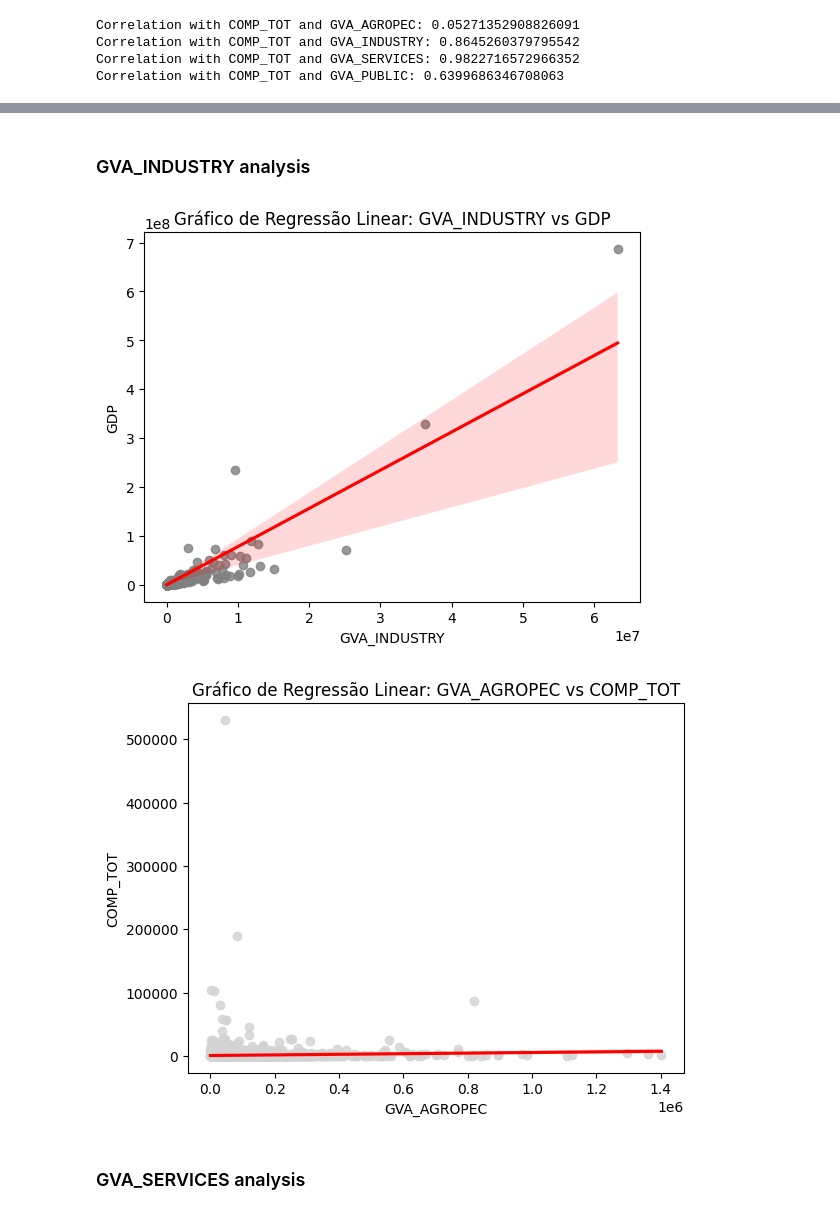
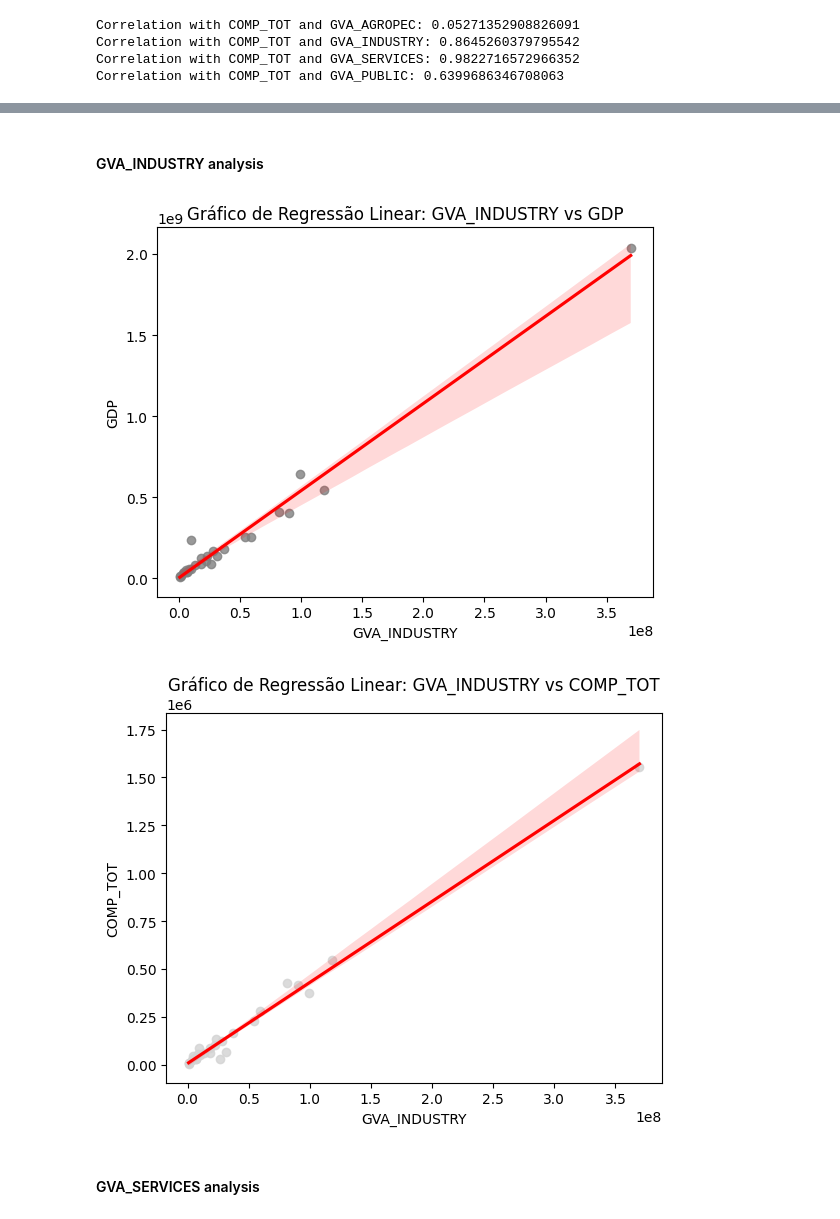
Before and after one commit to Nasiasene/ICD_project, a Jupyter notebook: GDP_IMPACT.ipynb, the cells around one changed output, grey strips where cells are left out. Cells and saved outputs as stored; diff of their text form; code cells hidden in the pictures.

```diff
--- a/GDP_IMPACT.ipynb
+++ b/GDP_IMPACT.ipynb
@@ -444 +427,3 @@ Correlation with COMP_TOT and GVA_PUBLIC: 0.6399686346708063
+# %%
+df = df.groupby('STATE').sum()
 # %% [markdown]
@@ -462,5 +447,5 @@ plt.show()
 # %% [markdown]
-### GVA_INDUSTRY analysis
+#### GVA_INDUSTRY analysis
 # %%
 sns.regplot(data=df, x='GVA_INDUSTRY', y='GDP', color='grey', line_kws={'color': 'red'})
 plt.xlabel('GVA_INDUSTRY')
@@ -468,17 +453,17 @@ plt.ylabel('GDP')
 plt.title('Gráfico de Regressão Linear: GVA_INDUSTRY vs GDP')
 plt.show()
 # %% [output]
-[figure, old version]
+[figure, new version]
 # %%
-sns.regplot(data=df, x='GVA_AGROPEC', y='COMP_TOT', color='lightgrey', line_kws={'color': 'red'})
-plt.xlabel('GVA_AGROPEC')
+sns.regplot(data=df, x='GVA_INDUSTRY', y='COMP_TOT', color='lightgrey', line_kws={'color': 'red'})
+plt.xlabel('GVA_INDUSTRY')
 plt.ylabel('COMP_TOT')
-plt.title('Gráfico de Regressão Linear: GVA_AGROPEC vs COMP_TOT')
+plt.title('Gráfico de Regressão Linear: GVA_INDUSTRY vs COMP_TOT')
 plt.show()
 # %% [output]
-[figure, old version]
+[figure, new version]
 # %% [markdown]
-### GVA_SERVICES analysis
+#### GVA_SERVICES analysis
 # %%
 sns.regplot(data=df, x='GVA_SERVICES', y='GDP', color='yellow', line_kws={'color': 'red'})
 plt.xlabel('GVA_SERVICES')
```
Also changed, not shown: parts of 27 cells of this notebook.
